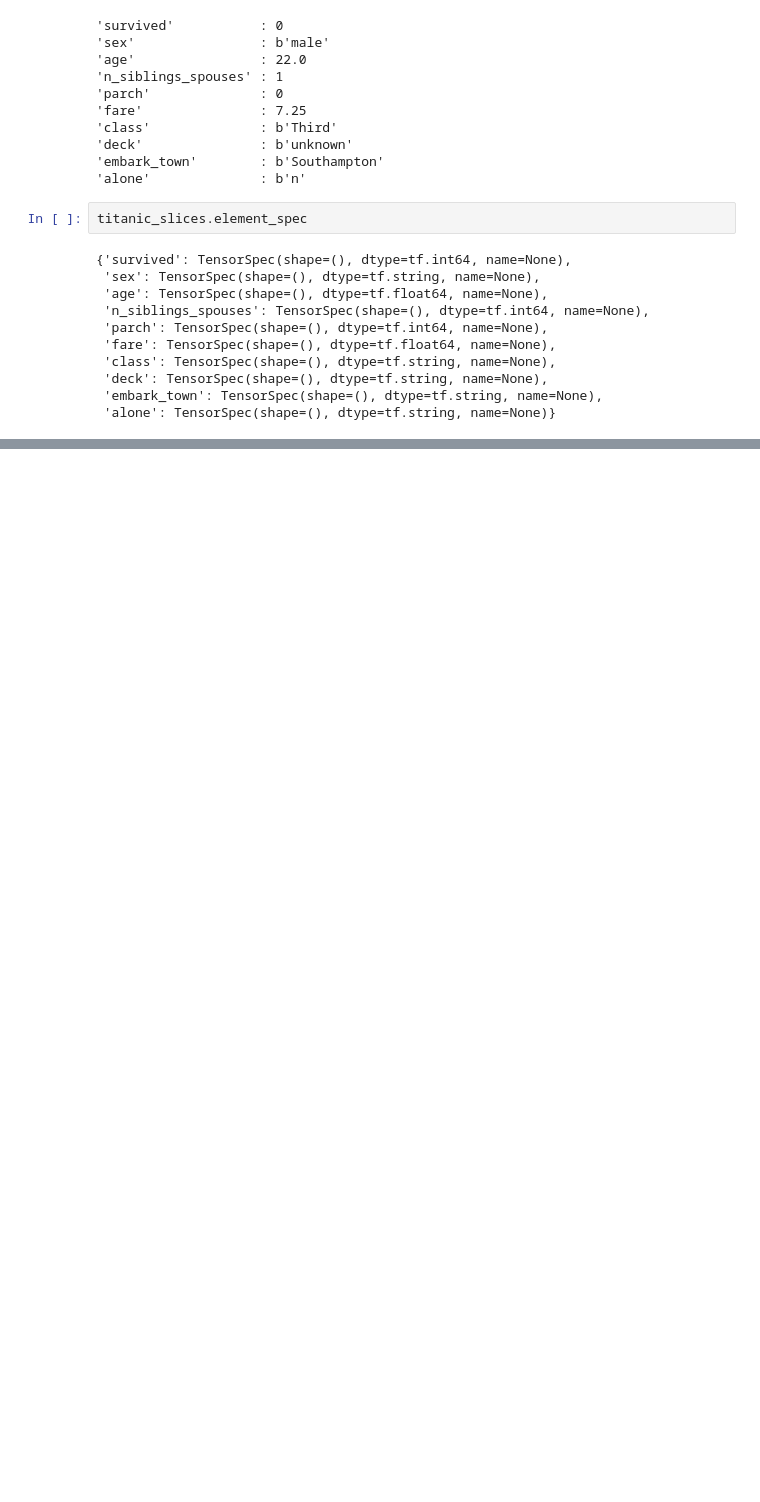
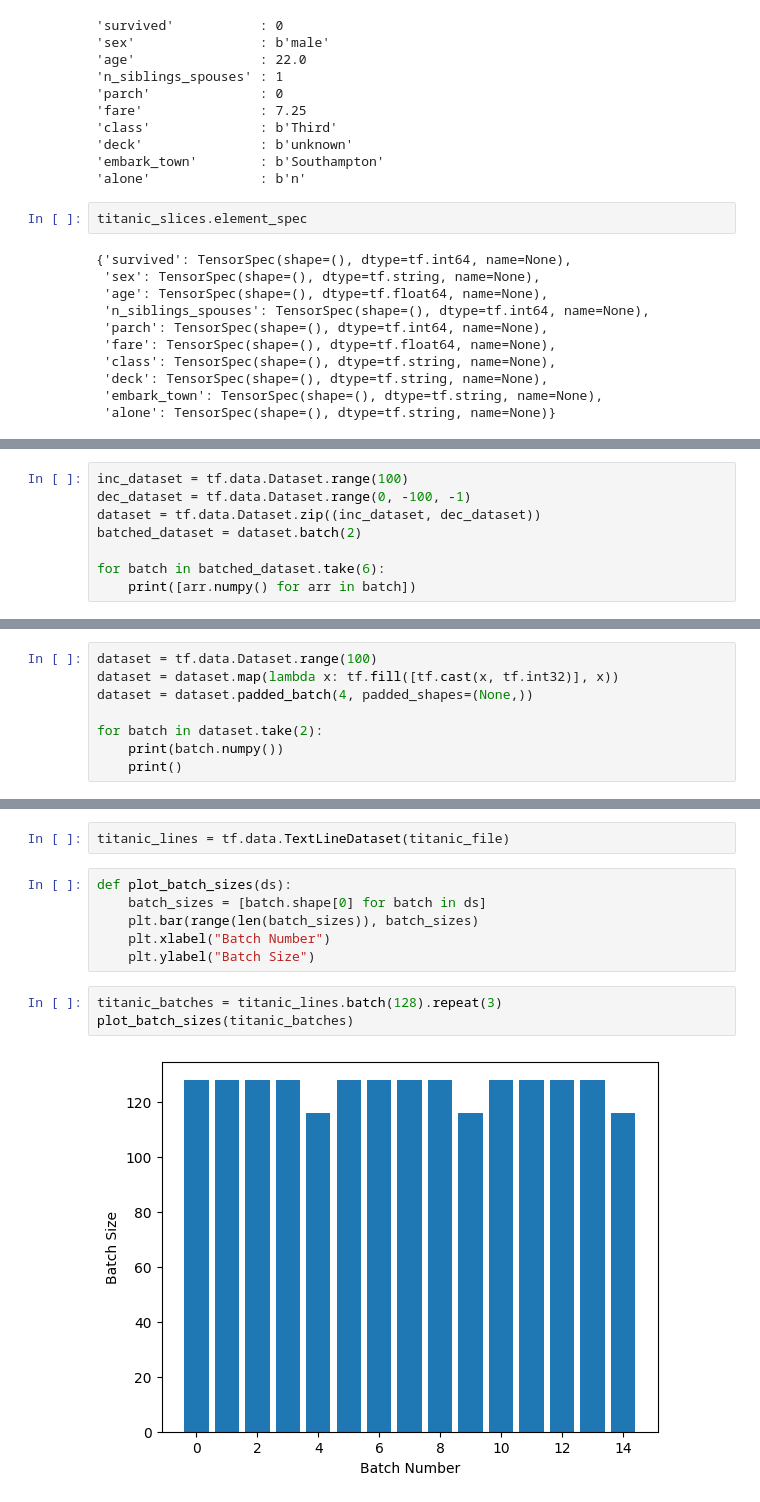
Before and after one commit to Sai937593/Kaggle-Projects, a Jupyter notebook: tensorflow_learn/tf_data.ipynb, the cells around one changed output, grey strips where cells are left out. Saved outputs shown, nothing was run; the diff lists cells and outputs as text; blank space fills up the shorter version.

```diff
--- a/tensorflow_learn/tf_data.ipynb
+++ b/tensorflow_learn/tf_data.ipynb
@@ -320,0 +465,8 @@ titanic_batches = tf.data.experimental.make_csv_dataset(
+# %%
+inc_dataset = tf.data.Dataset.range(100)
+dec_dataset = tf.data.Dataset.range(0, -100, -1)
+dataset = tf.data.Dataset.zip((inc_dataset, dec_dataset))
+batched_dataset = dataset.batch(2)
+
+for batch in batched_dataset.take(6):
+    print([arr.numpy() for arr in batch])
@@ -320,0 +485,8 @@ titanic_batches = tf.data.experimental.make_csv_dataset(
+# %%
+dataset = tf.data.Dataset.range(100)
+dataset = dataset.map(lambda x: tf.fill([tf.cast(x, tf.int32)], x))
+dataset = dataset.padded_batch(4, padded_shapes=(None,))
+
+for batch in dataset.take(2):
+    print(batch.numpy())
+    print()
@@ -320,0 +503,13 @@ titanic_batches = tf.data.experimental.make_csv_dataset(
+# %%
+titanic_lines = tf.data.TextLineDataset(titanic_file)
+# %%
+def plot_batch_sizes(ds):
+    batch_sizes = [batch.shape[0] for batch in ds]
+    plt.bar(range(len(batch_sizes)), batch_sizes)
+    plt.xlabel("Batch Number")
+    plt.ylabel("Batch Size")
+# %%
+titanic_batches = titanic_lines.batch(128).repeat(3)
+plot_batch_sizes(titanic_batches)
+# %% [output]
+[figure, added]
```
Also changed, not shown: parts of 62 cells of this notebook, 1 other file.
